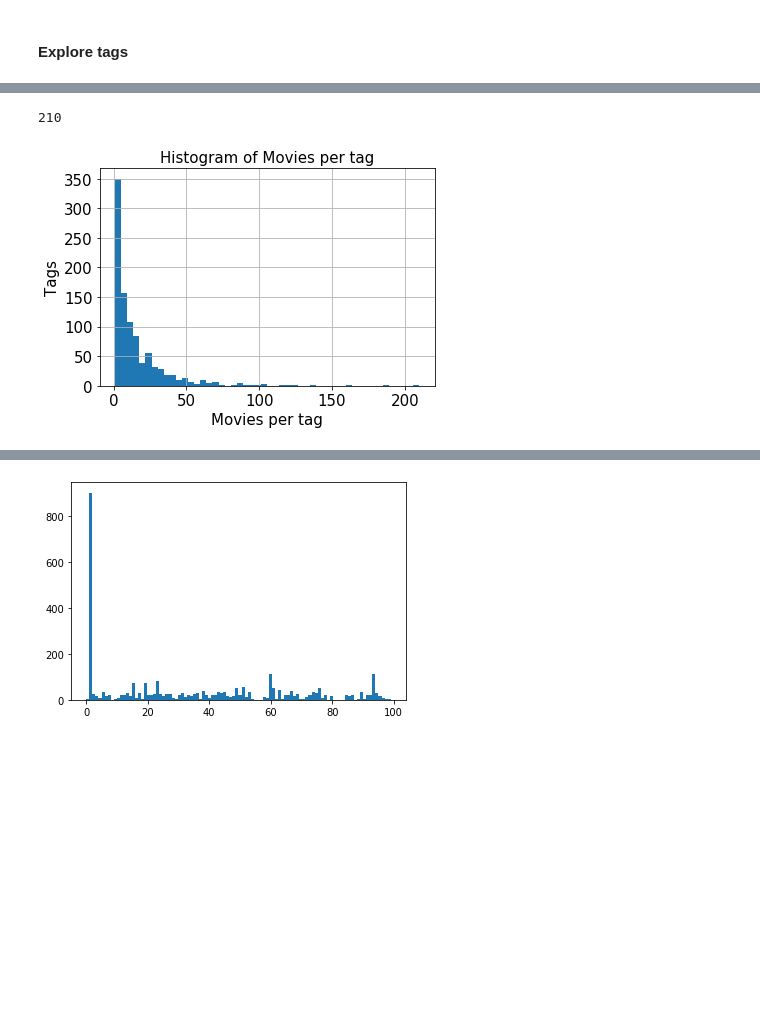
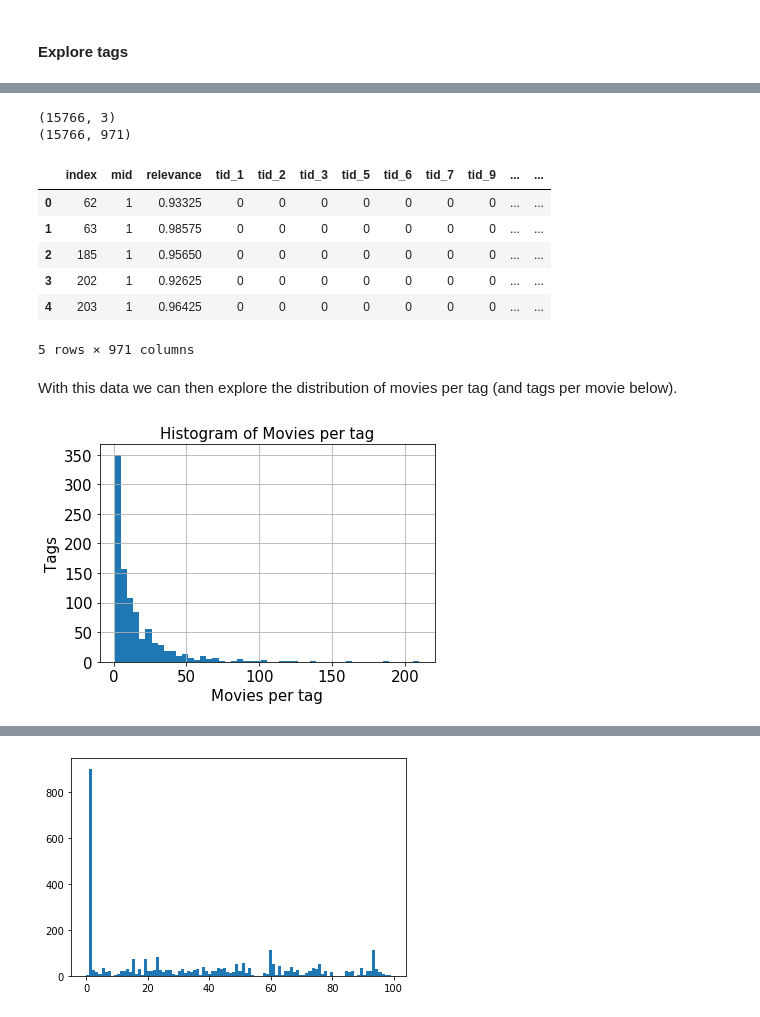
Before and after one commit to lcharlin/ivado-workshop_recsys_19, a Jupyter notebook: Tutorial -- Introduction to ML.ipynb, the cells around one changed output, grey strips where cells are left out. Cells and saved outputs as stored; diff of their text form; code cells hidden in the pictures; blank space fills up the shorter version.

```diff
--- a/Tutorial -- Introduction to ML.ipynb
+++ b/Tutorial -- Introduction to ML.ipynb
@@ -224,11 +383,26 @@ print(ratings_pd['mid'].nunique())
+# %%
+#print(tags_scores_high.shape)
+tags_scores_high_dum = pd.get_dummies(tags_scores_high, columns=['tid'])
+tags_scores_high_dum = tags_scores_high_dum.reset_index()
+#print(tags_scores_high_dum.shape)
+display(tags_scores_high_dum.head())
+# %% [output]
+(15766, 3)
+(15766, 971)
+|  | index | mid | relevance | tid_1 | tid_2 | tid_3 | tid_5 | tid_6 | tid_7 | tid_9 | ... | ... |
+| 0 | 62 | 1 | 0.93325 | 0 | 0 | 0 | 0 | 0 | 0 | 0 | ... | ... |
+| 1 | 63 | 1 | 0.98575 | 0 | 0 | 0 | 0 | 0 | 0 | 0 | ... | ... |
+| 2 | 185 | 1 | 0.95650 | 0 | 0 | 0 | 0 | 0 | 0 | 0 | ... | ... |
+| 3 | 202 | 1 | 0.92625 | 0 | 0 | 0 | 0 | 0 | 0 | 0 | ... | ... |
+| 4 | 203 | 1 | 0.96425 | 0 | 0 | 0 | 0 | 0 | 0 | 0 | ... | ... |
+5 rows × 971 columns
+# %% [markdown]
+With this data we can then explore the distribution of movies per tag (and tags per movie below).
 # %%
-print(tags_scores_high_dum.filter(regex=("tid_*")).aggregate(np.sum).max())
-hists = tags_scores_high_dum.filter(regex=("tid_*")).aggregate(np.sum).hist(bins=50, xlabelsize=15, ylabelsize=15)
+th = tags_scores_high.groupby("tid").count()
+hists = th.hist(bins=50, column="mid", xlabelsize=15, ylabelsize=15)[0][0]
 hists.set_ylabel("Tags", size=15)
 hists.set_xlabel("Movies per tag", size=15)
 hists.set_title("Histogram of Movies per tag", size=15);
-# y-axis: number of tags
-# x-axis: movies per tag
 # %% [output]
-210
 [figure]
```
Also changed, not shown: parts of 67 cells of this notebook.
